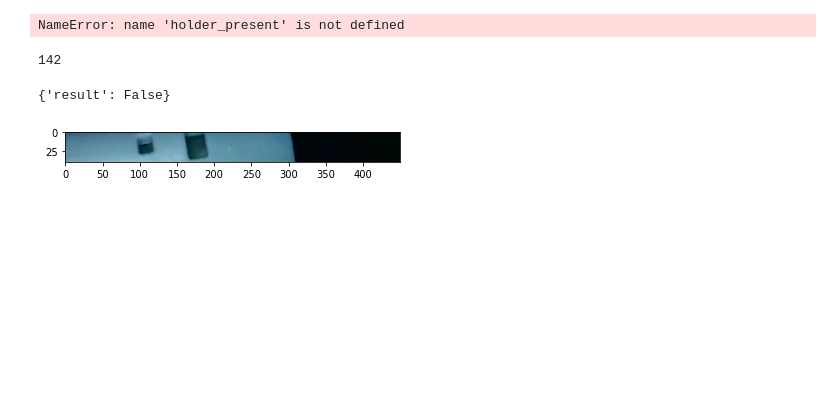
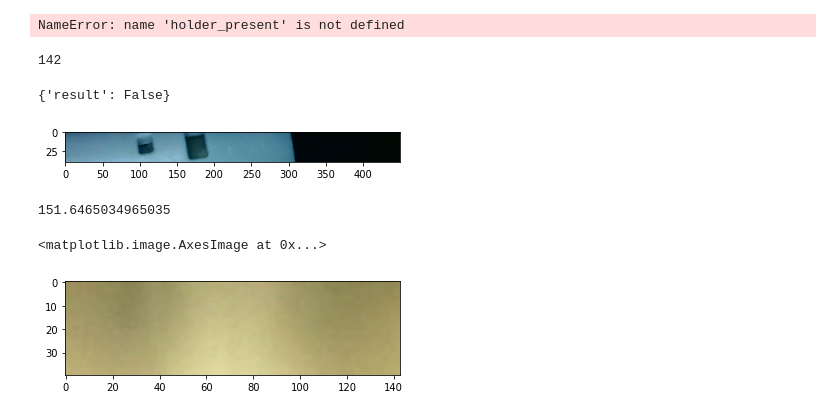
Before and after one commit to hamedty/pm, a Jupyter notebook: server/vision/empty_detection.ipynb, the cells around one changed output. Cells and saved outputs as stored; diff of their text form; code cells hidden in the pictures; blank space fills up the shorter version.

```diff
--- a/server/vision/empty_detection.ipynb
+++ b/server/vision/empty_detection.ipynb
@@ -41,3 +41,15 @@ sit_wrong = 300 > black_pixel_count > 20
 142
 {'result': False}
 [figure]
+# %%
+frame = cv2.imread('../dump/b.png')
+roi =  {'x0': 303, 'dx': 143, 'y0': 0, 'dy': 40}
+plt.imshow(frame)
+
+frame = frame[roi['y0']:roi['y0']+roi['dy'], roi['x0']:roi['x0']+roi['dx'], ::-1]
+print(frame.mean())
+plt.imshow(frame)
+# %% [output]
+151.6465034965035
+<matplotlib.image.AxesImage at 0x...>
+[figure, added]
```
Also changed, not shown: 8 other files.
